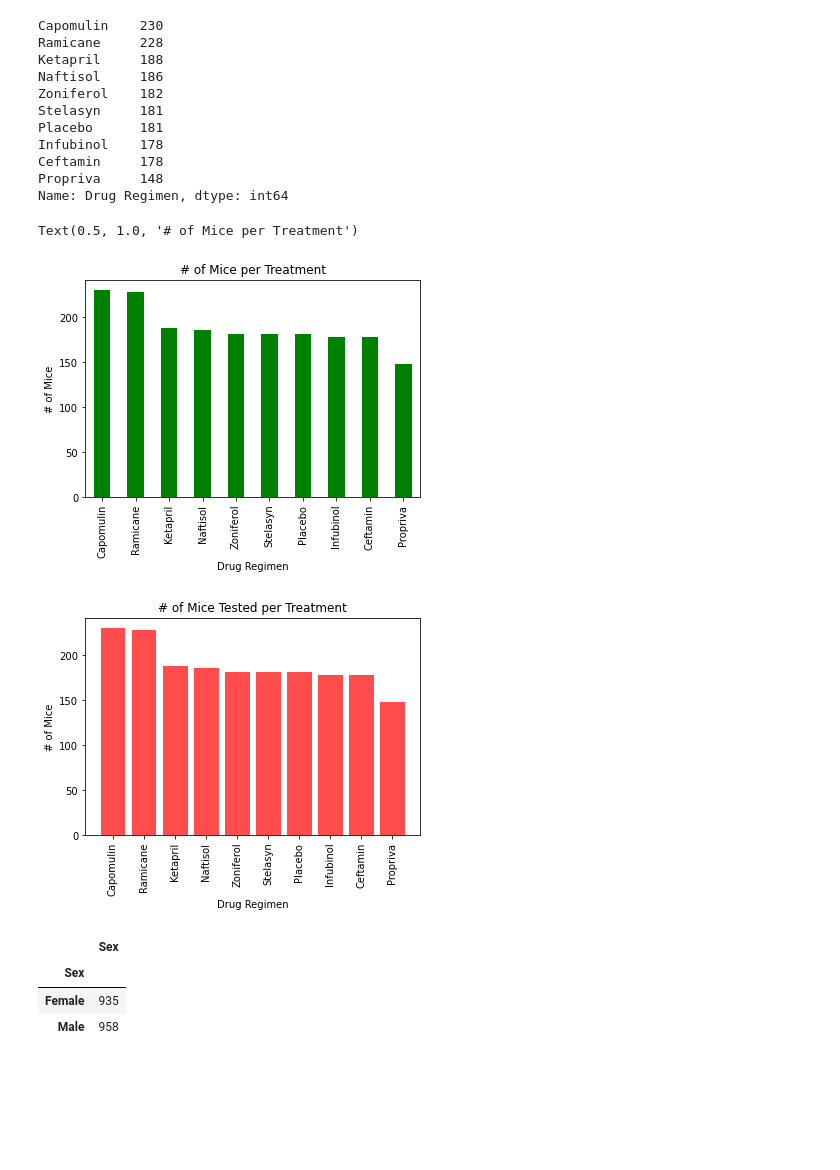
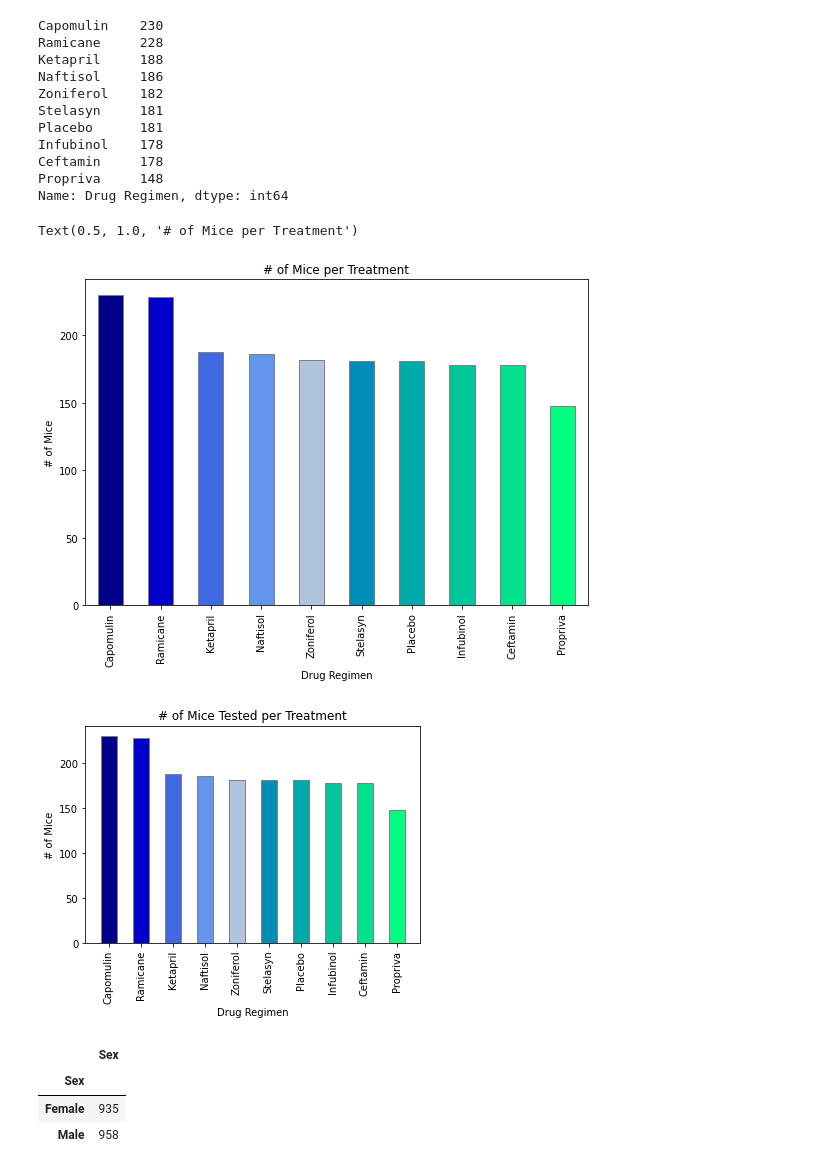
Before and after one commit to longhorn2000/Matplotlib_Homework, a Jupyter notebook: pymaceuticals.ipynb, the cells around one changed output. Drawn from its saved outputs; the diff is of its cells as text; code cells hidden in the pictures; blank space fills up the shorter version.

```diff
--- a/pymaceuticals.ipynb
+++ b/pymaceuticals.ipynb
@@ -74,8 +77,8 @@ duplicate_mouse_df
 | 920 | g989 | Propriva | Female | 21 | 26 | 35 | 62.570880 | ... |
 # %%
 # Create a clean DataFrame by dropping the duplicate mouse by its ID.
-cleanup_df = combined_data[combined_data['Mouse ID'].isin(duplicate_mouse_ID)==False]
-cleanup_df.head()
+clean_df = combined_df[combined_df['Mouse ID'].isin(dup_mice_ID)==False]
+clean_df.head()
 # %% [output]
 |  | Mouse ID | Drug Regimen | Sex | Age_months | Weight (g) | Timepoint | Tumor Volume (mm3) | ... |
 | 0 | k403 | Ramicane | Male | 21 | 16 | 0 | 45.000000 | ... |
@@ -159,22 +162,28 @@ Name: Drug Regimen, dtype: int64
 # %%
 # Create a Pandas bar plot based off of the group series from before and label the title
 
-plot_pandas = mice_count.plot.bar(color='g')
+plot_pandas = mice_count.plot(kind='bar', figsize=(9, 6),
+            color=['darkblue','mediumblue','royalblue','cornflowerblue','lightsteelblue',
+                   '#008DB8','#00AAAA','#00C69C','#00E28E','#00FF80'],
+            alpha=1, edgecolor='gray', align="center")
+
 
 # Set the xlabel, ylabel, and title using class methods
 plt.xlabel("Drug Regimen")
 plt.ylabel("# of Mice")
 plt.title("# of Mice per Treatment")
 # %% [output]
 Text(0.5, 1.0, '# of Mice per Treatment')
-[figure, old version]
+[figure, new version]
 # %%
 # Generate a bar plot showing the total number of unique mice tested on each drug regimen using pyplot.
 x_axis = mice_count.index.values
 y_axis = mice_count.values
 
 # Create a Pyplot bar plot based off of the group series from before and label the title
-plt.bar(x_axis, y_axis, color='r', alpha=0.7, align='center')
+plt.bar(x_axis, y_axis, color=['darkblue','mediumblue','royalblue','cornflowerblue','lightsteelblue',
+                               '#008DB8','#00AAAA','#00C69C','#00E28E','#00FF80'],
+        alpha=1, edgecolor='gray',align="center", width=.5)
 
 # Set the xlabel and ylabel, title using class methods
 plt.title("# of Mice Tested per Treatment")
@@ -184,7 +193,7 @@ plt.xticks(rotation="vertical")
 
 plt.show()
 # %% [output]
-[figure, old version]
+[figure, new version]
 # %%
 # First create a dataframe grouping by the 'Sex' column
 gender_group = combined_data.groupby('Sex')
```
Also changed, not shown: parts of 12 cells of this notebook.
